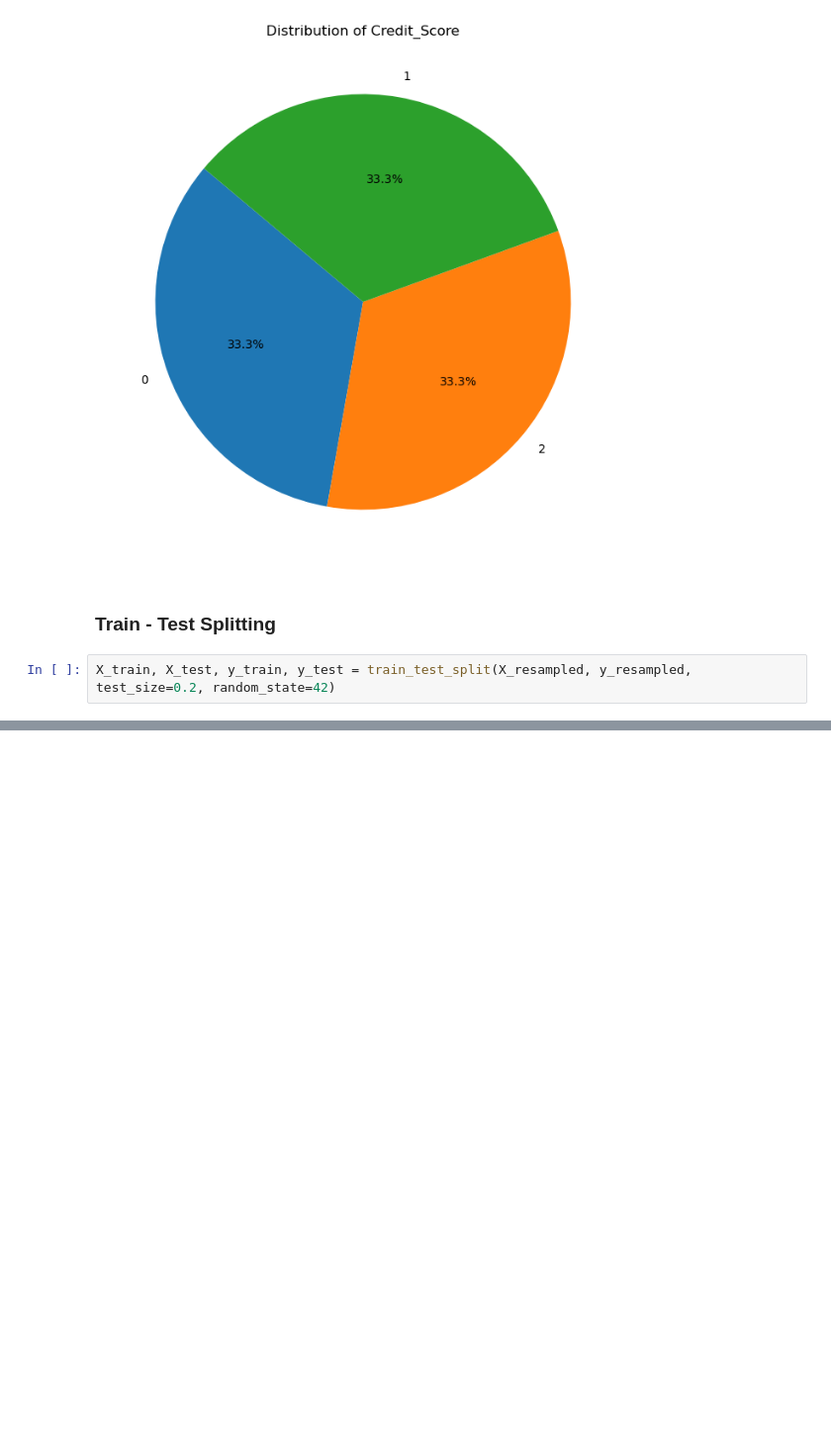
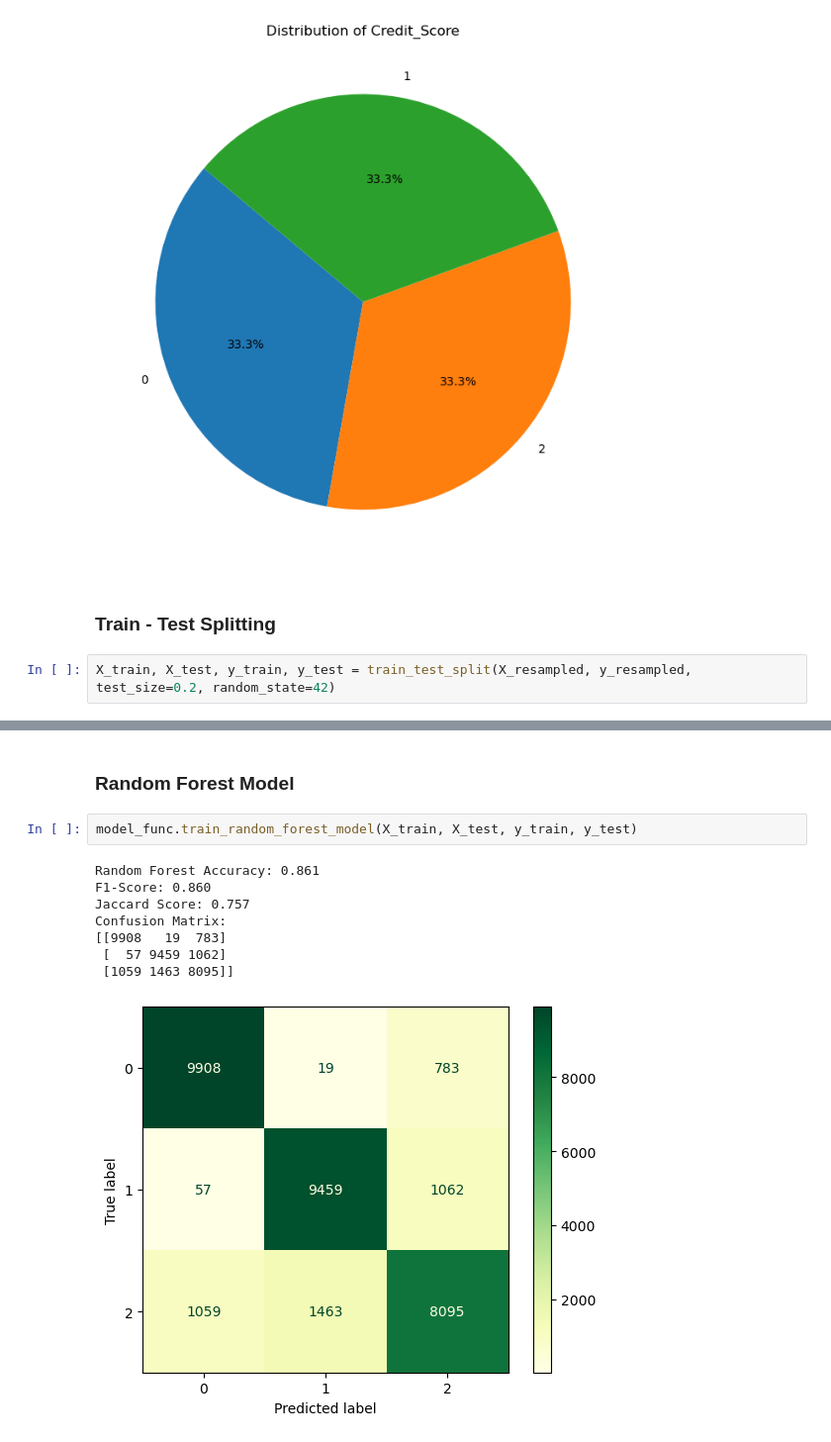
Before and after one commit to RumeysaHilal/Credit_Score_Prediction_Project, a Jupyter notebook: project_all.ipynb, the cells around one changed output, grey strips where cells are left out. Shown at 99% size. Saved outputs shown, nothing was run; the diff lists cells and outputs as text; blank space fills up the shorter version.

```diff
--- a/project_all.ipynb
+++ b/project_all.ipynb
@@ -85,0 +119,13 @@ X_train, X_test, y_train, y_test = train_test_split(X_resampled, y_resampled, te
+# %% [markdown]
+### Random Forest Model
+# %%
+model_func.train_random_forest_model(X_train, X_test, y_train, y_test)
+# %% [output]
+Random Forest Accuracy: 0.861
+F1-Score: 0.860
+Jaccard Score: 0.757
+Confusion Matrix:
+[[9908   19  783]
+ [  57 9459 1062]
+ [1059 1463 8095]]
+[figure, added]
```
Also changed, not shown: parts of 11 cells of this notebook, 3 other files.
